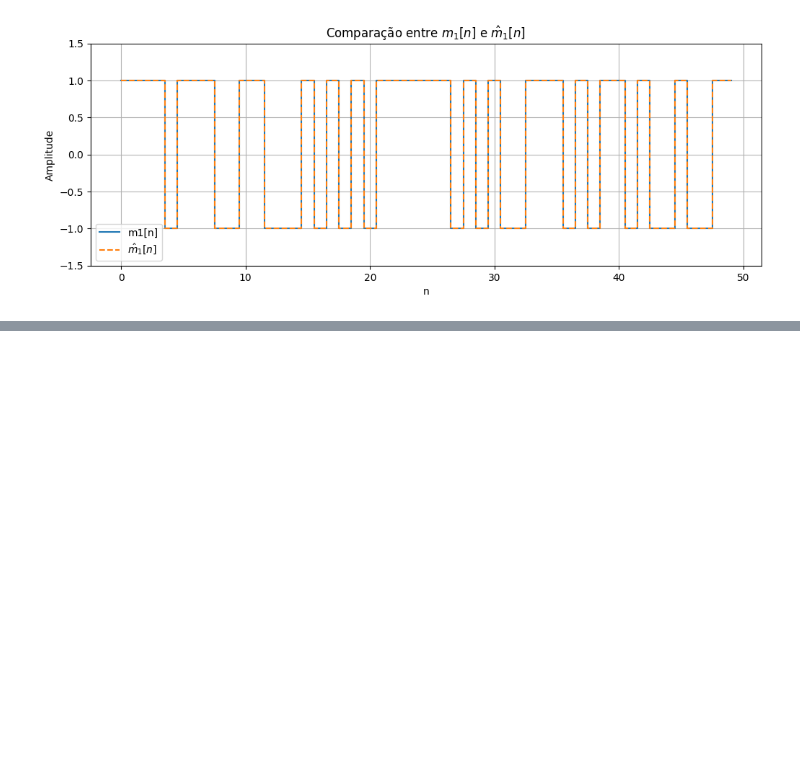
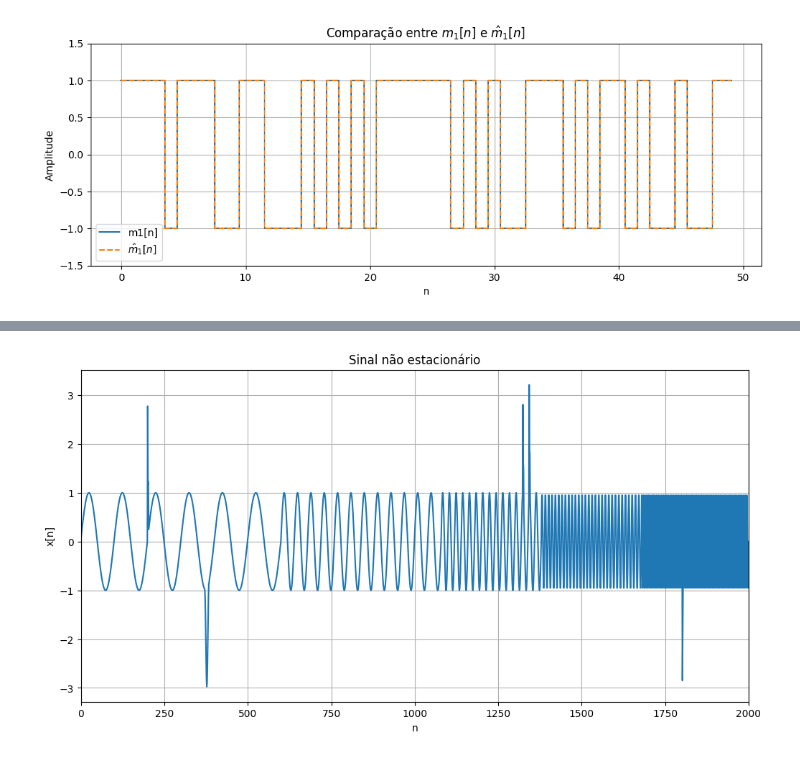
Before and after one commit to masterAristocats/Trabalho-Processamento-de-Sinais-I-5, a Jupyter notebook: rep.ipynb, the cells around one changed output, grey strips where cells are left out. Cells and saved outputs as stored; diff of their text form; code cells hidden in the pictures; blank space fills up the shorter version.

```diff
--- a/rep.ipynb
+++ b/rep.ipynb
@@ -725,0 +775,76 @@ plt.show()
+# %%
+import numpy as np
+import matplotlib.pyplot as plt
+import torch
+import pywt
+# -----------------------------
+# Geração do sinal
+# -----------------------------
+
+N = 2000
+
+t = np.arange(N + 1)
+
+x = np.zeros_like(t, dtype=np.float64)
+
+# Componentes senoidais
+pos_sin = np.array([0, 600, 1080, 1380, 1680, 2000])
+
+T_sin = np.array([100, 40, 20, 10, 5])
+
+for i in range(5):
+
+    m = pos_sin[i]
+    n = pos_sin[i+1]
+
+    segment_length = n - m
+
+    t_segment_values = np.arange(1, segment_length + 1)
+
+    x[m:n] = np.sin(
+        2*np.pi*t_segment_values/T_sin[i]
+    )
+
+# Componentes impulsivas
+amp_imp = np.array([3, -2, 2, 2.5, -2.5])
+
+pos_imp = np.array([200, 372, 1324, 1343, 1802])
+
+T_imp = np.array([5, 25, 5, 5, 5])
+
+for i in range(5):
+
+    m = pos_imp[i]
+
+    relative_end_offset = int(T_imp[i] / 2)
+
+    n = pos_imp[i] + relative_end_offset
+
+    segment_length = n - m + 1
+
+    t_segment_values = np.arange(1, segment_length + 1)
+
+    x[m:n+1] += amp_imp[i] * (
+        np.sin(
+            2*np.pi*t_segment_values/T_imp[i]
+        )
+    )**2
+
+# Visualização do sinal
+plt.figure(figsize=(12,6))
+
+plt.plot(t, x)
+
+plt.title('Sinal não estacionário')
+
+plt.xlabel('n')
+
+plt.ylabel('x[n]')
+
+plt.xlim(0, N)
+
+plt.grid(True)
+
+plt.show()
+# %% [output]
+[figure, added]
```
Also changed, not shown: parts of 26 cells of this notebook.
